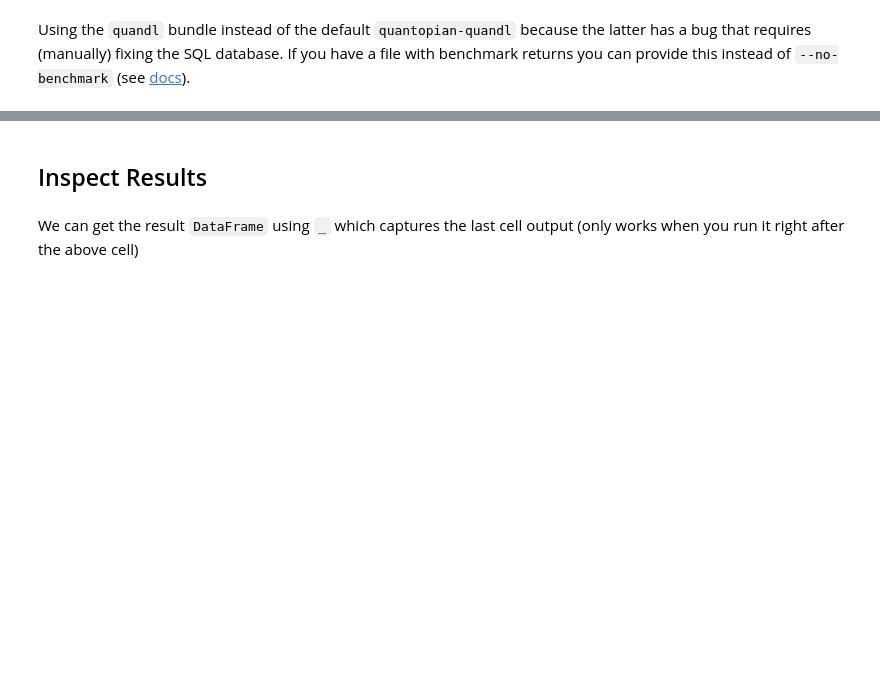
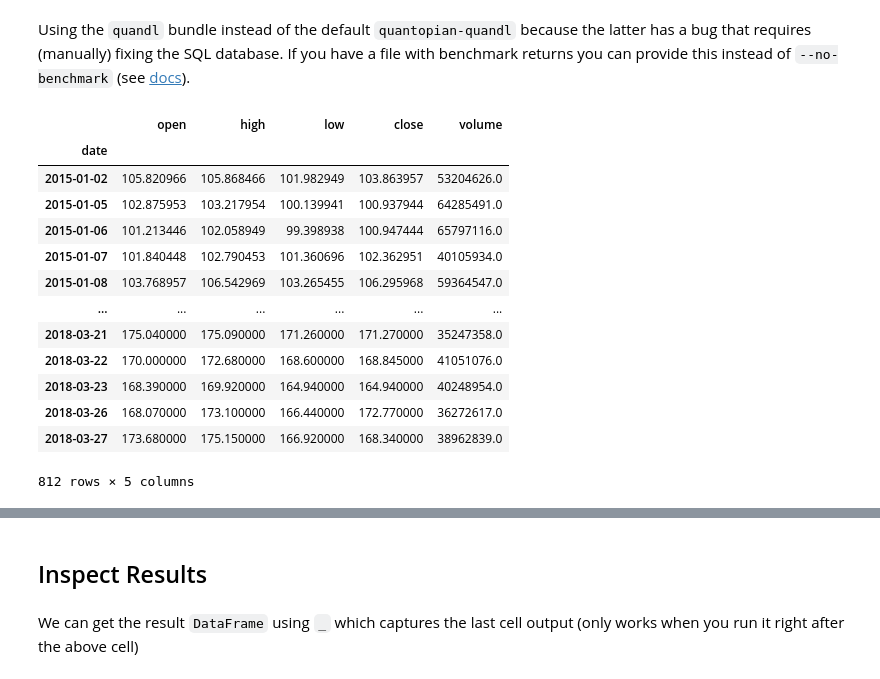
Before and after one commit to RaulSori/Machine-Learning-for-Algorithmic-Trading-Second-Edition, a Jupyter notebook: 04_alpha_factor_research/04_single_factor_Backtrader.ipynb, the cells around one changed output, grey strips where cells are left out. Saved outputs shown, nothing was run; the diff lists cells and outputs as text; code cells hidden in the pictures; blank space fills up the shorter version.

```diff
--- a/04_alpha_factor_research/04_single_factor_Backtrader.ipynb
+++ b/04_alpha_factor_research/04_single_factor_Backtrader.ipynb
@@ -38,2 +40,30 @@ ModuleNotFoundError: No module named 'zipline'
 # %% [markdown]
 Using the `quandl` bundle instead of the default `quantopian-quandl` because the latter has a bug that requires (manually) fixing the SQL database. If you have a file with benchmark returns you can provide this instead of `--no-benchmark` (see [docs](https://github.com/stefan-jansen/zipline/blob/master/docs/source/whatsnew/1.4.0.txt)).
+# %%
+DATA_STORE = '../data/assets.h5'
+idx = pd.IndexSlice
+with pd.HDFStore(DATA_STORE) as store:
+    dataframe = (store['quandl/wiki/prices']
+            .loc[idx['2015':'2018', 'AAPL'],
+                 ['adj_open', 'adj_high', 'adj_low', 'adj_close', 'adj_volume']]
+            .unstack('ticker')
+            .swaplevel(axis=1)
+            .loc[:, 'AAPL']
+            .rename(columns=lambda x: x.replace('adj_', '')))
+# %%
+dataframe
+# %% [output]
+|  | open | high | low | close | volume |
+| date |  |  |  |  |  |
+| 2015-01-02 | 105.820966 | 105.868466 | 101.982949 | 103.863957 | 53204626.0 |
+| 2015-01-05 | 102.875953 | 103.217954 | 100.139941 | 100.937944 | 64285491.0 |
+| 2015-01-06 | 101.213446 | 102.058949 | 99.398938 | 100.947444 | 65797116.0 |
+| 2015-01-07 | 101.840448 | 102.790453 | 101.360696 | 102.362951 | 40105934.0 |
+| 2015-01-08 | 103.768957 | 106.542969 | 103.265455 | 106.295968 | 59364547.0 |
+| ... | ... | ... | ... | ... | ... |
+| 2018-03-21 | 175.040000 | 175.090000 | 171.260000 | 171.270000 | 35247358.0 |
+| 2018-03-22 | 170.000000 | 172.680000 | 168.600000 | 168.845000 | 41051076.0 |
+| 2018-03-23 | 168.390000 | 169.920000 | 164.940000 | 164.940000 | 40248954.0 |
+| 2018-03-26 | 168.070000 | 173.100000 | 166.440000 | 172.770000 | 36272617.0 |
+| 2018-03-27 | 173.680000 | 175.150000 | 166.920000 | 168.340000 | 38962839.0 |
+812 rows × 5 columns
```
Also changed, not shown: parts of 18 cells of this notebook, 1 other file.
